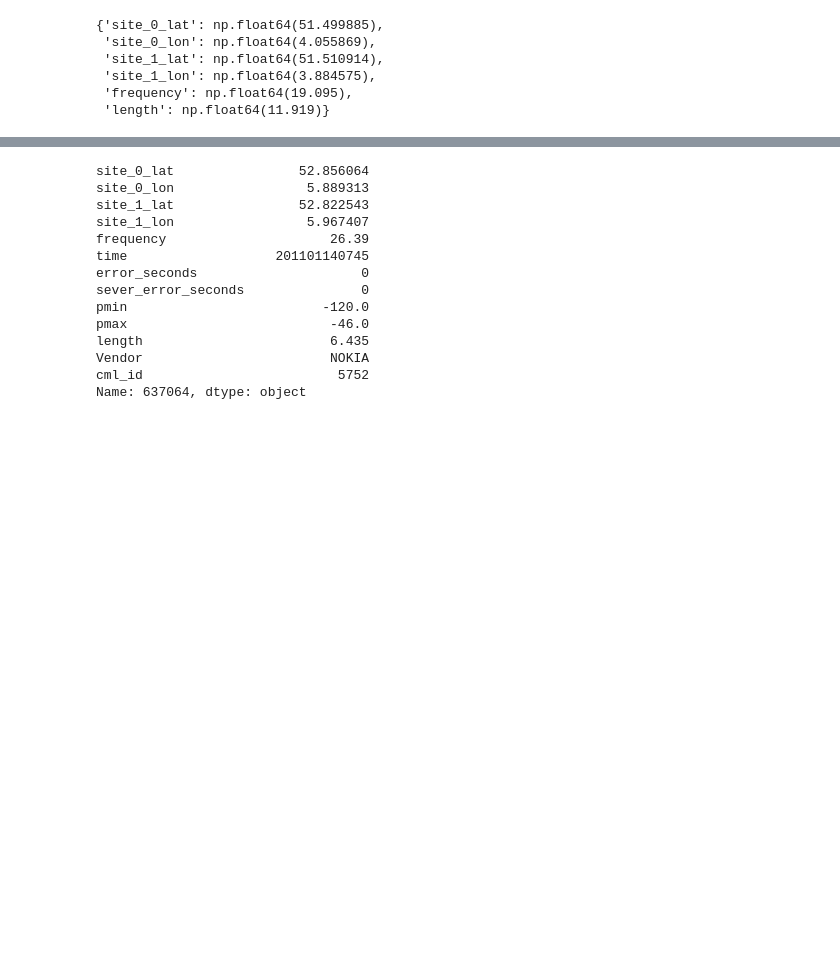
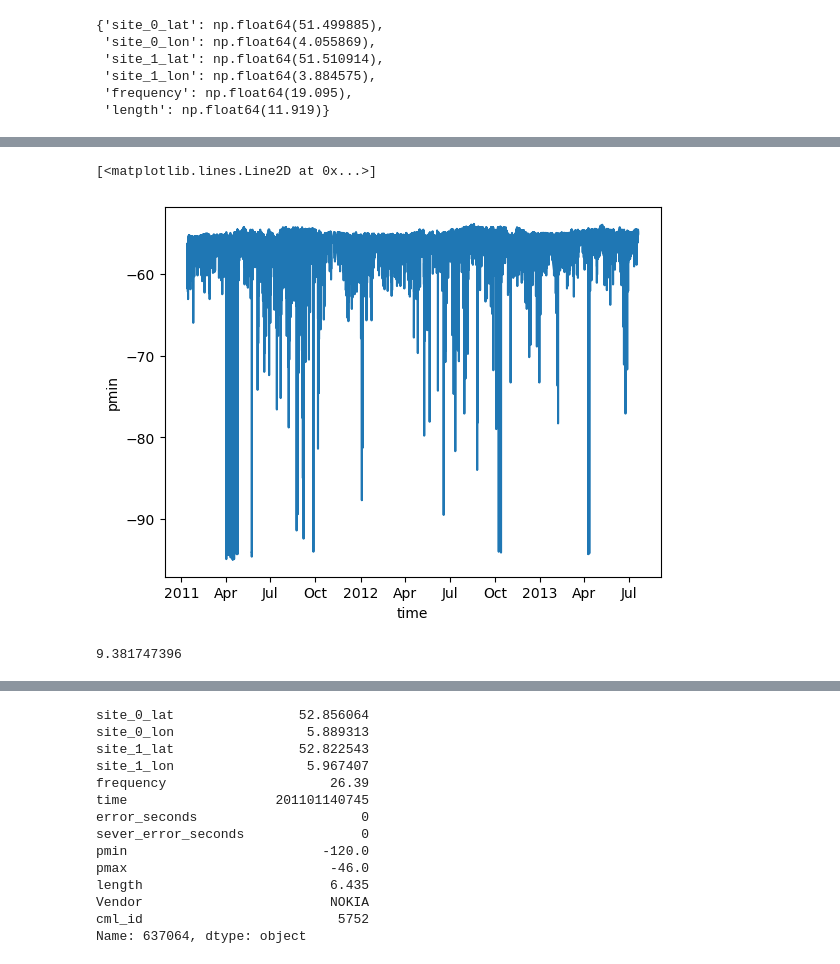
Before and after one commit to OpenSenseAction/GMDI_prototype, a Jupyter notebook: notebooks/CML_data_Netherlands_to_Zarr.ipynb, the cells around one changed output, grey strips where cells are left out. Drawn from its saved outputs; the diff is of its cells as text; code cells hidden in the pictures; blank space fills up the shorter version.

```diff
--- a/notebooks/CML_data_Netherlands_to_Zarr.ipynb
+++ b/notebooks/CML_data_Netherlands_to_Zarr.ipynb
@@ -120,0 +192,25 @@ df
+# %%
+%%time
+
+ds_list = []
+
+for cml_id, g in  tqdm.tqdm(df.groupby('cml_id')):
+    ds = xr.Dataset(
+        coords={
+            'time': ('time', pd.to_datetime(g.time.values, format='%Y%m%d%H%M')),
+            'cml_id': ('cml_id', [cml_id,]),
+            'site_0_lat': ('cml_id', [g.site_0_lat.iloc[0]]),
+            'site_0_lon': ('cml_id', [g.site_0_lon.iloc[0]]),
+            'site_1_lat': ('cml_id', [g.site_1_lat.iloc[0]]),
+            'site_1_lon': ('cml_id', [g.site_1_lon.iloc[0]]),
+            'length': ('cml_id', [g.length.iloc[0]]),
+            'frequency': ('cml_id', [g.frequency.iloc[0]]),
+        },
+        data_vars={
+            'pmin': ('time', g.pmin.values.astype('float32')),
+            'pmax': ('time', g.pmax.values.astype('float32')),
+            'error_seconds': ('time', g.error_seconds.values.astype('uint16')),
+            'sever_error_seconds': ('time', g.sever_error_seconds.values.astype('uint16')),
+        }
+    )
+    ds_list.append(ds)
@@ -120,0 +239,9 @@ df
+# %%
+ds_list[0].pmin.plot()
+# %% [output]
+[<matplotlib.lines.Line2D at 0x...>]
+[figure, added]
+# %%
+ds_list[0].nbytes/1e9 * 5891
+# %% [output]
+9.381747396
```
Also changed, not shown: parts of 58 cells of this notebook.
